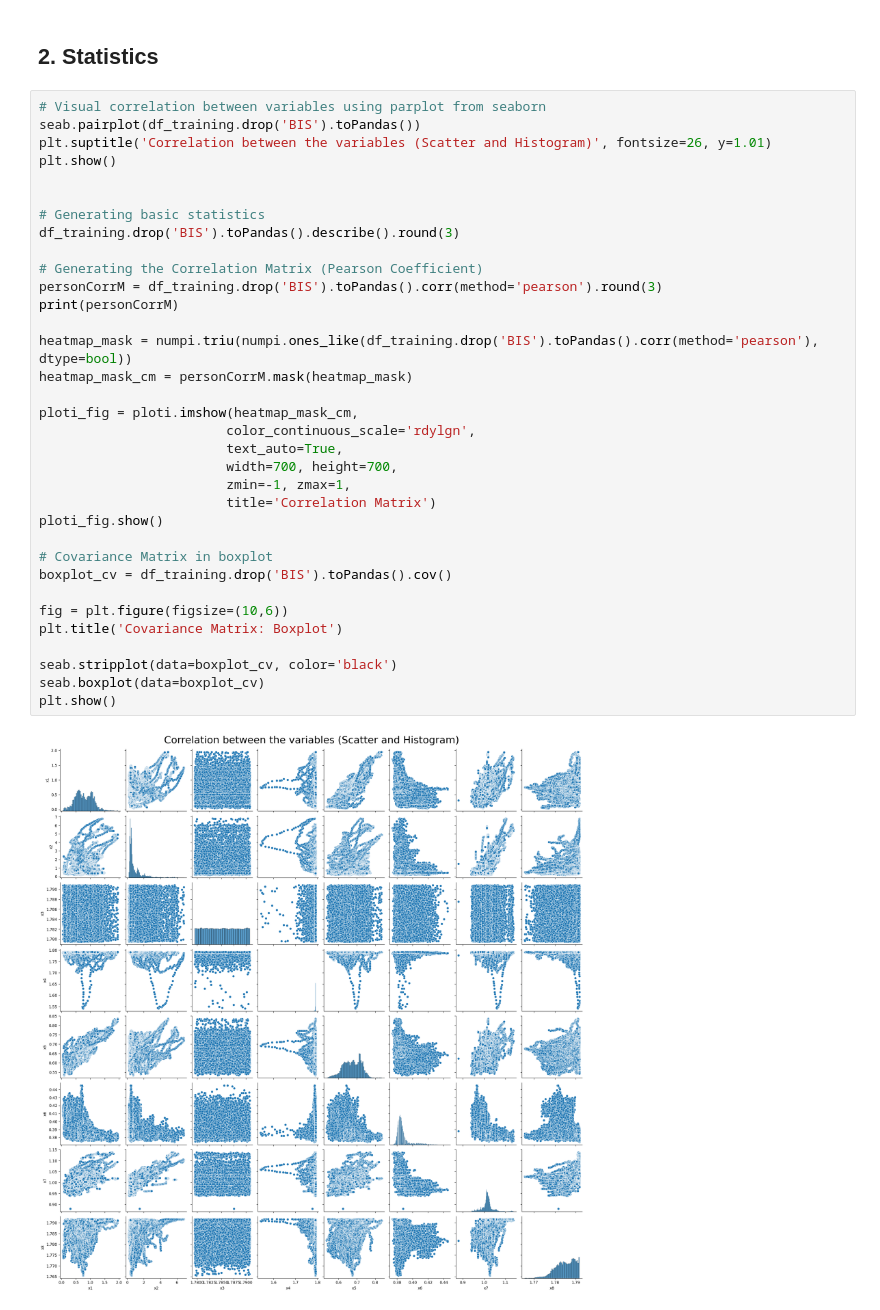
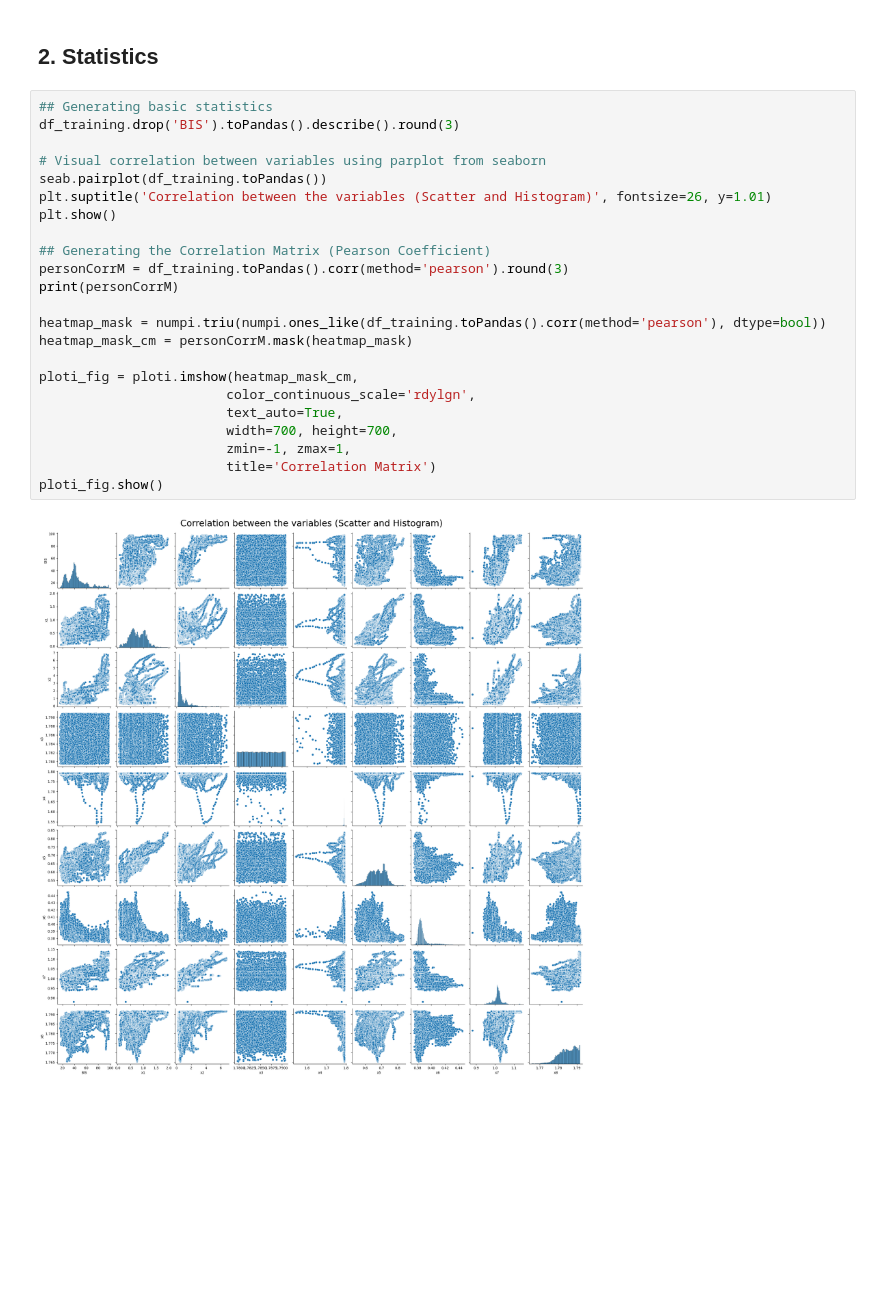
Before and after one commit to cshdev110/py_combination_simple_ML, a Jupyter notebook: combination_ML.ipynb, the cells around one changed output. Drawn from its saved outputs; the diff is of its cells as text; blank space fills up the shorter version.

```diff
--- a/combination_ML.ipynb
+++ b/combination_ML.ipynb
@@ -74,38 +76,27 @@ Testing dataset shape: (15185, 9)
 # %% [markdown]
 ## <a id="2">2. Statistics</a>
 # %%
+## Generating basic statistics
+df_training.drop('BIS').toPandas().describe().round(3)
+
 # Visual correlation between variables using parplot from seaborn
-seab.pairplot(df_training.drop('BIS').toPandas())
+seab.pairplot(df_training.toPandas())
 plt.suptitle('Correlation between the variables (Scatter and Histogram)', fontsize=26, y=1.01)
 plt.show()
 
-
-# Generating basic statistics
-df_training.drop('BIS').toPandas().describe().round(3)
-
-# Generating the Correlation Matrix (Pearson Coefficient)
-personCorrM = df_training.drop('BIS').toPandas().corr(method='pearson').round(3)
+## Generating the Correlation Matrix (Pearson Coefficient)
+personCorrM = df_training.toPandas().corr(method='pearson').round(3)
 print(personCorrM)
 
-heatmap_mask = numpi.triu(numpi.ones_like(df_training.drop('BIS').toPandas().corr(method='pearson'), dtype=bool))
+heatmap_mask = numpi.triu(numpi.ones_like(df_training.toPandas().corr(method='pearson'), dtype=bool))
 heatmap_mask_cm = personCorrM.mask(heatmap_mask)
 
 ploti_fig = ploti.imshow(heatmap_mask_cm,
                         color_continuous_scale='rdylgn',
                         text_auto=True,
                         width=700, height=700,
                         zmin=-1, zmax=1,
                         title='Correlation Matrix')
 ploti_fig.show()
-
-# Covariance Matrix in boxplot
-boxplot_cv = df_training.drop('BIS').toPandas().cov()
-
-fig = plt.figure(figsize=(10,6))
-plt.title('Covariance Matrix: Boxplot')
-
-seab.stripplot(data=boxplot_cv, color='black')
-seab.boxplot(data=boxplot_cv)
-plt.show()
 # %% [output]
-[figure, old version]
+[figure, new version]
```
Also changed, not shown: parts of 5 cells of this notebook, 1 other file.
